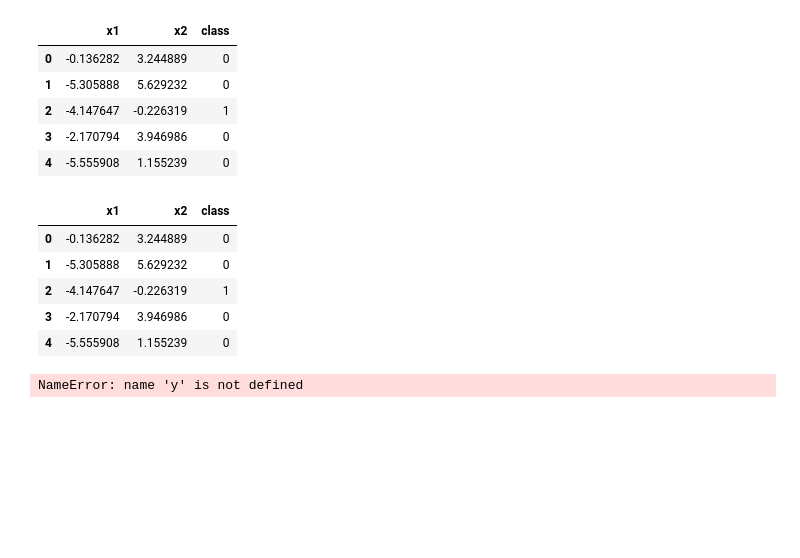
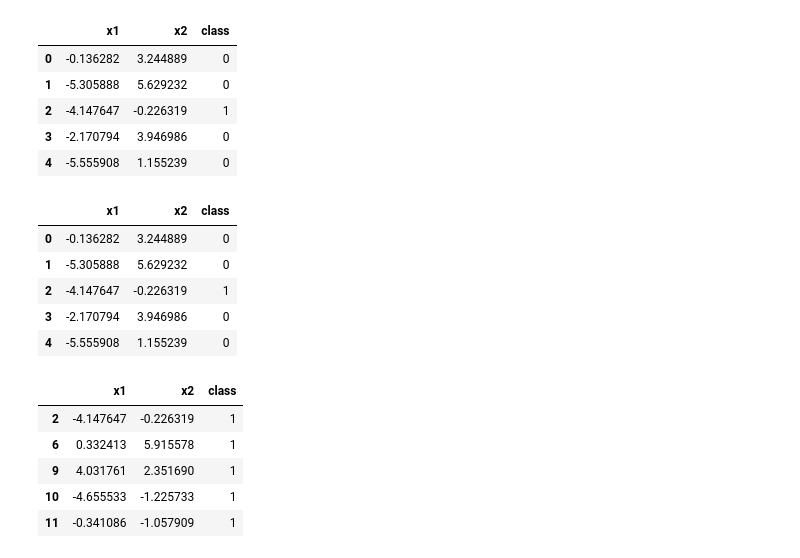
Before and after one commit to kiboiWanjohi/EASY_ML, a Jupyter notebook: Tutorials/Assignment_3_Neural_Network_By_Hand.ipynb, the cells around one changed output. Cells and saved outputs as stored; diff of their text form; code cells hidden in the pictures; blank space fills up the shorter version.

```diff
--- a/Tutorials/Assignment_3_Neural_Network_By_Hand.ipynb
+++ b/Tutorials/Assignment_3_Neural_Network_By_Hand.ipynb
@@ -132,9 +132,15 @@ train.head(5)
 | 3 | -2.170794 | 3.946986 | 0 |
 | 4 | -5.555908 | 1.155239 | 0 |
 # %%
-y.head()
+# create a sig and bkg dataframes that collect the real signal and value samples
+sig = train[train['class'] > 0.5]
+bkg = train[train['class'] < 0.5]
-# %% [output]
-NameError: name 'y' is not defined
 # %%
-sig = train[train['y'] == 1]
-bkg = train[train['y'] == 0]
+sig.head()
+# %% [output]
+|  | x1 | x2 | class |
+| 2 | -4.147647 | -0.226319 | 1 |
+| 6 | 0.332413 | 5.915578 | 1 |
+| 9 | 4.031761 | 2.351690 | 1 |
+| 10 | -4.655533 | -1.225733 | 1 |
+| 11 | -0.341086 | -1.057909 | 1 |
```
Also changed, not shown: parts of 7 cells of this notebook.
